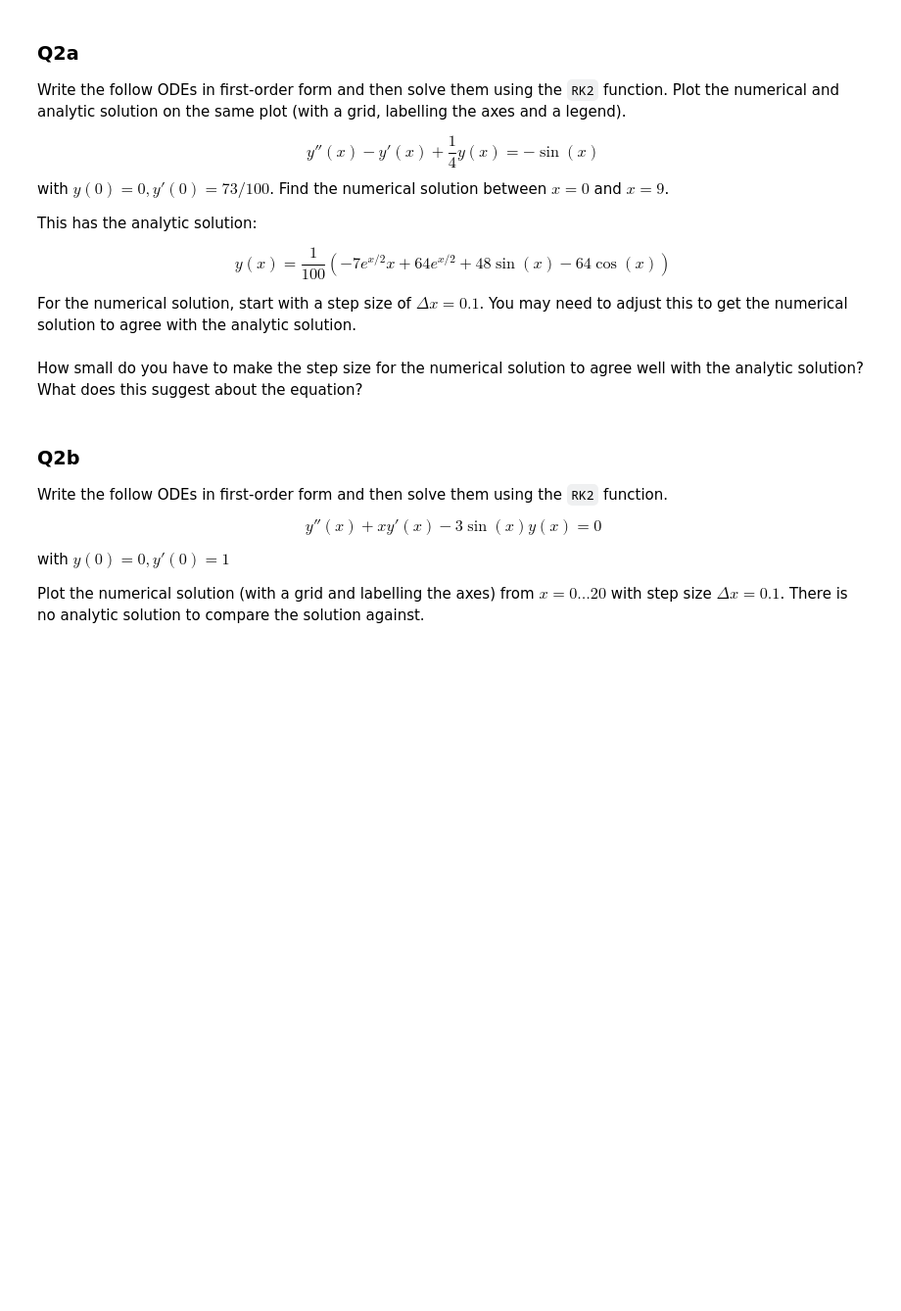
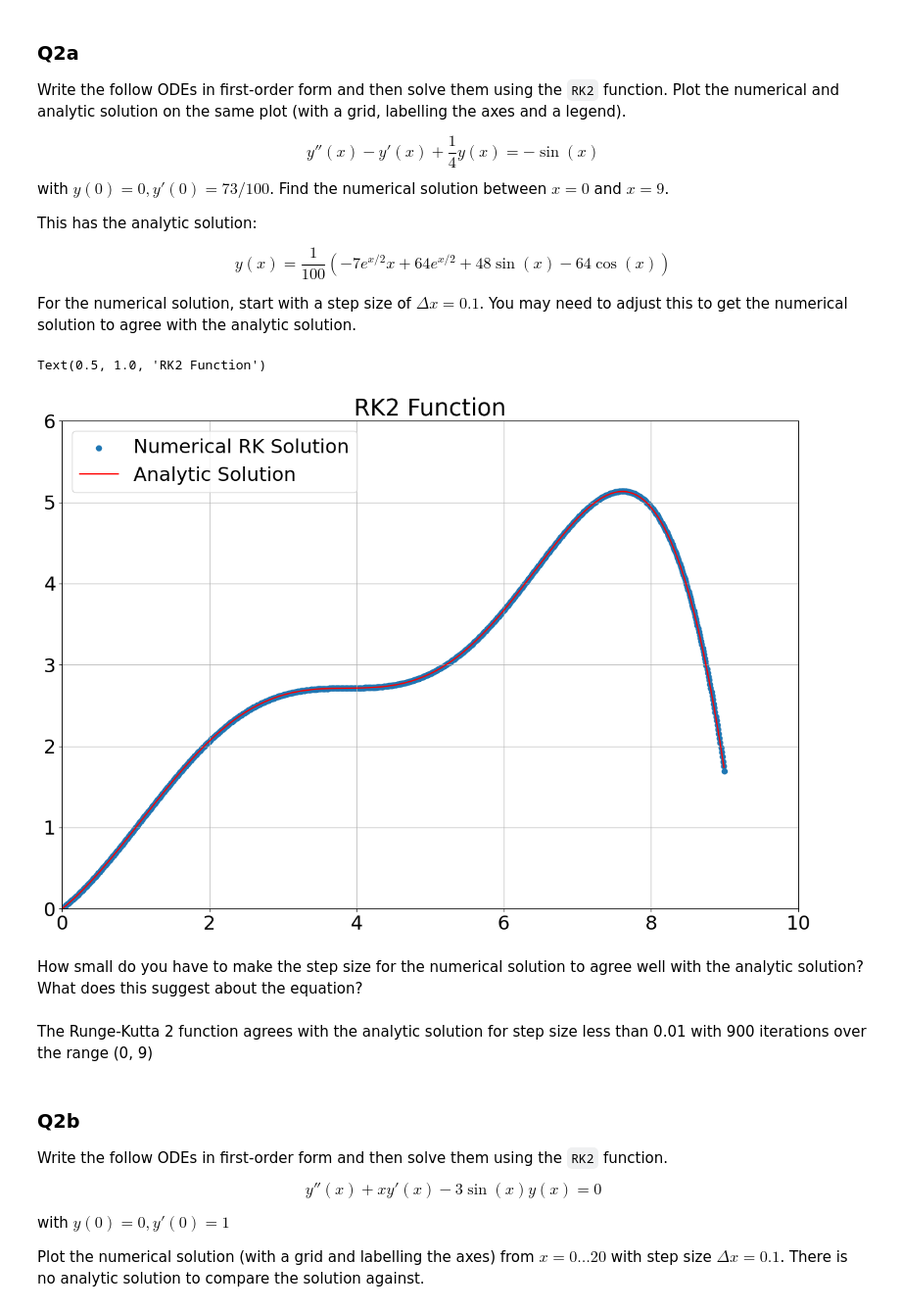
Before and after one commit to NiallCarbery/Computational_Science, a Jupyter notebook: Assignment3/Assignment-3.ipynb, the cells around one changed output. Shown: that part at 98% size. Drawn from its saved outputs; the diff is of its cells as text; code cells hidden in the pictures; blank space fills up the shorter version.

```diff
--- a/Assignment3/Assignment-3.ipynb
+++ b/Assignment3/Assignment-3.ipynb
@@ -208,8 +208,29 @@ y(x) = \frac{1}{100} \left(-7 e^{x/2} x+64 e^{x/2}+48 \sin (x)-64 \cos (x)\right
 $$
 
 For the numerical solution, start with a step size of $\Delta x = 0.1$. You may need to adjust this to get the numerical solution to agree with the analytic solution.
+# %%
+def firstorder(x,y):
+    return np.array([y[1],y[1]-(1/4)*y[0]-np.sin(x)])
+
+def analytic(x):
+    return (1/100)*(-7*np.exp(x/2)*x+64*np.exp(x/2)+48*np.sin(x)-64*np.cos(x))
+
+awnser = RK2(firstorder, 0.01 , 0, [0, 0.73], 900)
+plt.scatter(awnser[:,0], awnser[:,1])
+x=np.arange(0,9,.01)
+plt.plot(x, analytic(x), color='red')
+plt.xlim(0,10)
+plt.ylim(0,6)
+plt.grid(True)
+plt.legend(['Numerical RK Solution','Analytic Solution',])
+plt.title('RK2 Function')
+# %% [output]
+Text(0.5, 1.0, 'RK2 Function')
+[figure, added]
 # %% [markdown]
 How small do you have to make the step size for the numerical solution to agree well with the analytic solution? What does this suggest about the equation?
+# %% [markdown]
+The Runge-Kutta 2 function agrees with the analytic solution for step size less than 0.01 with 900 iterations over the range (0, 9)
 # %% [markdown]
 ### Q2b
 
```
Also changed, not shown: parts of 1 cell of this notebook.
